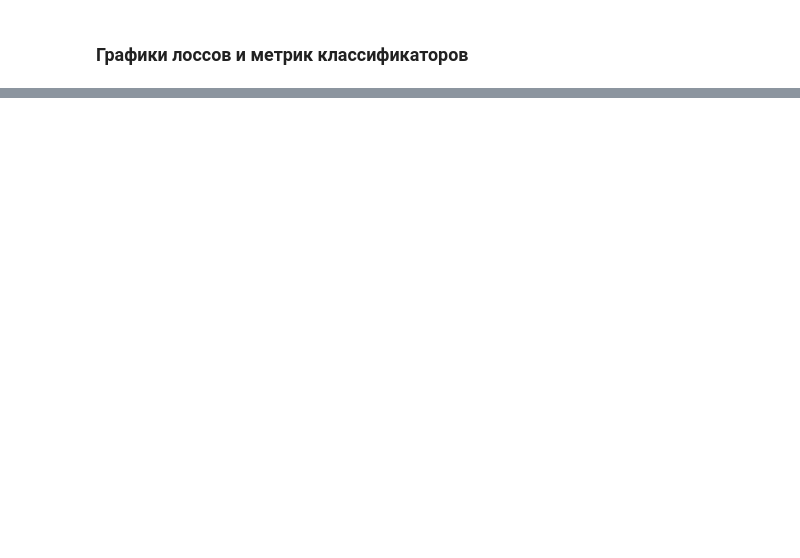
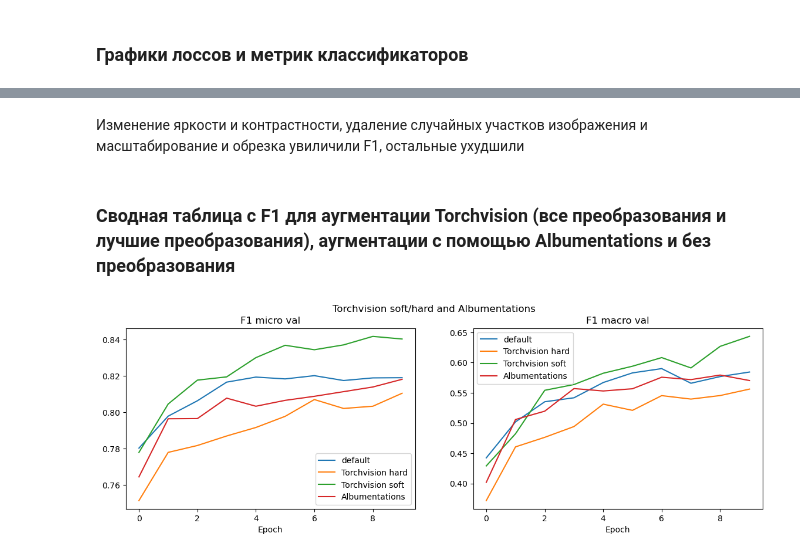
Before and after one commit to Denis-R-V/TSR, a Jupyter notebook: 4.4.classifier_eval.ipynb, the cells around one changed output, grey strips where cells are left out. Saved outputs shown, nothing was run; the diff lists cells and outputs as text; code cells hidden in the pictures; blank space fills up the shorter version.

```diff
--- a/4.4.classifier_eval.ipynb
+++ b/4.4.classifier_eval.ipynb
@@ -218,0 +161,13 @@ def plot_loss_metrics(file_path):
+# %% [markdown]
+Изменение яркости и контрастности, удаление случайных участков изображения и масштабирование и обрезка увиличили F1, остальные ухудшили
+# %% [markdown]
+### Сводная таблица с F1 для аугментации Torchvision (все преобразования и лучшие преобразования), аугментации с помощью Albumentations и без преобразования
+# %%
+plot_summary_metrics("Torchvision soft/hard and Albumentations",
+                     {'default':os.path.join('checkpoints','classifier_resnet152_test_with_bg_v100_tvs_default_adam_001_metrics.json'),
+                      'Torchvision hard':os.path.join('checkpoints','classifier_resnet152_bg100_tvs_full_colorjitter_04_03_03_resizedcrop_085_1_erasing_adam_001_metrics.json'),
+                      'Torchvision soft':os.path.join('checkpoints','classifier_resnet152_bg100_tvs_randomchoice_perspective_colorjitter_resizedcrop_erasing_adam_001_metrics.json'),
+                      'Albumentations':os.path.join('checkpoints','classifier_resnet152_bg100_alb_full_brightnesscontrast_03_03_p08_fog_p005_rain_p005_rotate_10_p05_adam_001_metrics.json')
+                      })
+# %% [output]
+[figure, added]
```
Also changed, not shown: parts of 71 cells of this notebook, 2 other files.
